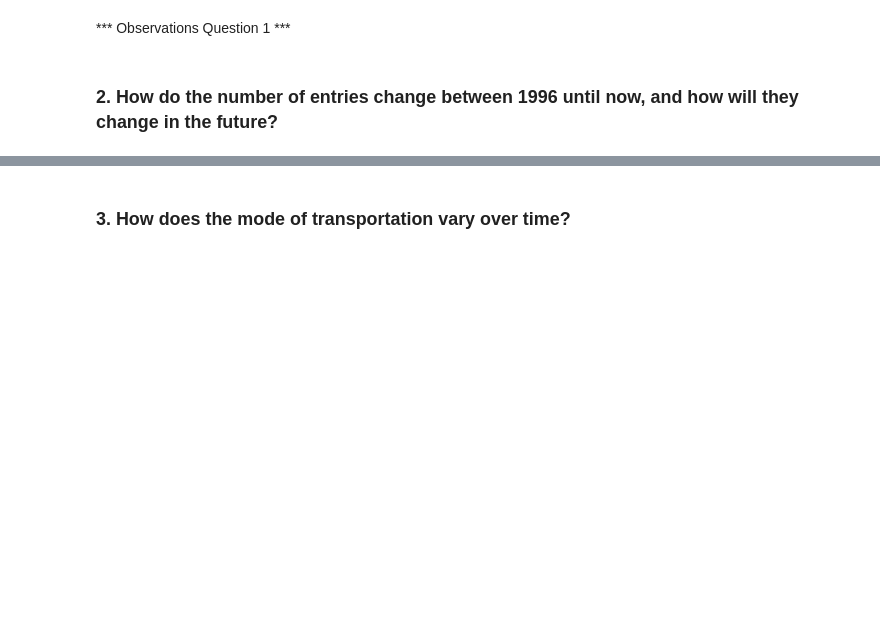
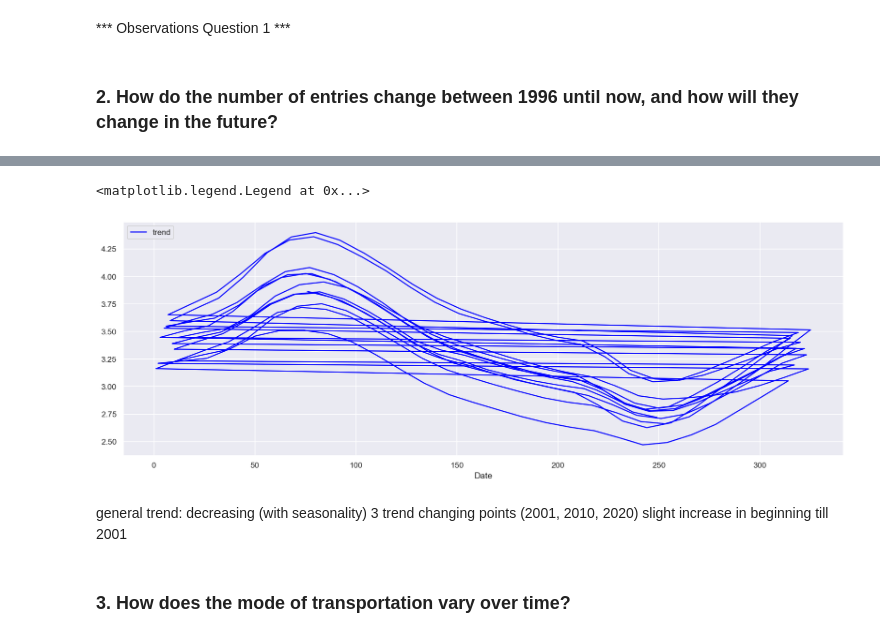
Before and after one commit to Roman20022002/Data-Analysis, a Jupyter notebook: DataMadness.ipynb, the cells around one changed output, grey strips where cells are left out. Drawn from its saved outputs; the diff is of its cells as text; code cells hidden in the pictures; blank space fills up the shorter version.

```diff
--- a/DataMadness.ipynb
+++ b/DataMadness.ipynb
@@ -92,3 +185,14 @@ sns.lineplot(yearly_activity,x='Year',y='Value',hue='Month')
+# %%
+fig, ax = plt.subplots(figsize=(18,6))
+trend.plot(ax=ax, label="trend", color="blue")
+plt.legend(loc='upper left')
+# %% [output]
+<matplotlib.legend.Legend at 0x...>
+[figure, added]
+# %% [markdown]
+general trend: decreasing (with seasonality)
+3 trend changing points (2001, 2010, 2020)
+slight increase in beginning till 2001
 # %% [markdown]
 ### 3. How does the mode of transportation vary over time?
 # %%
```
Also changed, not shown: parts of 8 cells of this notebook.
